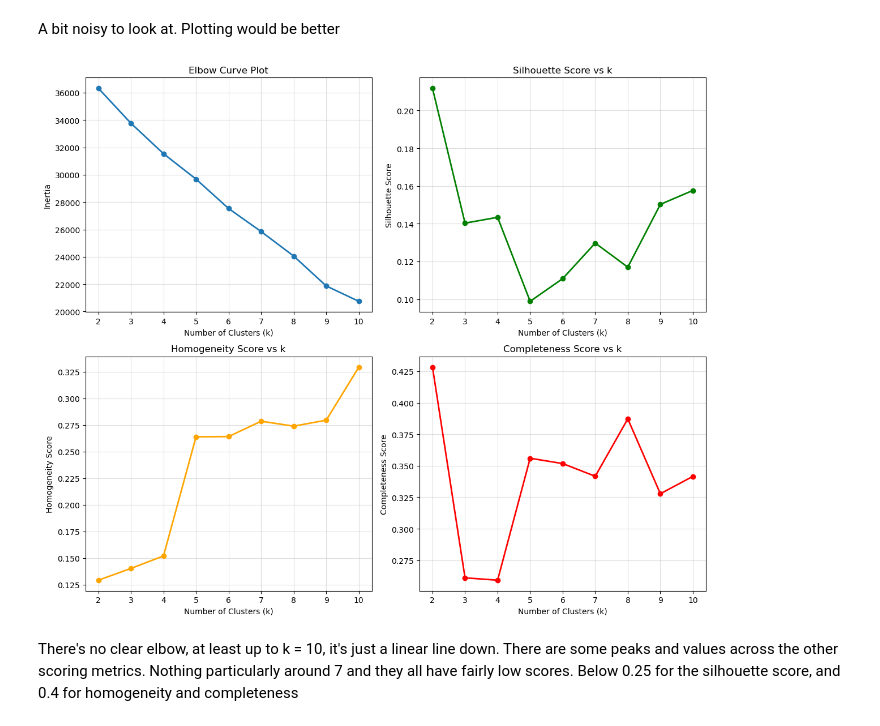
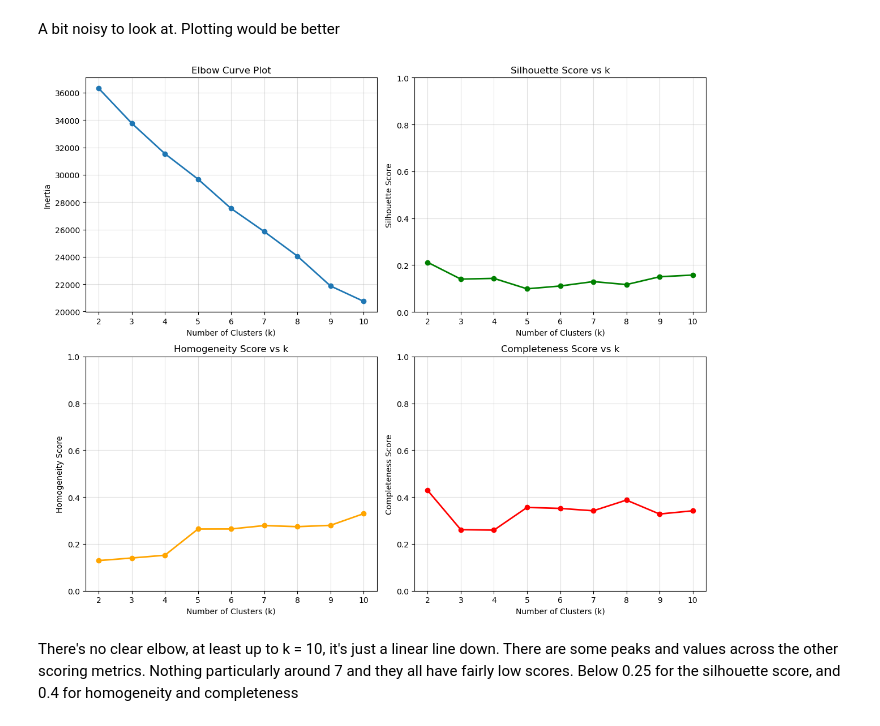
Before and after one commit to r-leeper/scu_obesity_assignment, a Jupyter notebook: CS818_Assignment.ipynb, the cells around one changed output. Cells and saved outputs as stored; diff of their text form; code cells hidden in the pictures.

Commit message:
Adjusted k-means scores plot to have y-axis start at 0. Removed unused import for kfold.

```diff
--- a/CS818_Assignment.ipynb
+++ b/CS818_Assignment.ipynb
@@ -846,34 +846,37 @@ fig, axes = plt.subplots(2, 2, figsize=(12, 10))   # check figsize, might need t
 axes[0, 0].plot(results_df['k'], results_df['Inertia'], marker='o', linewidth=2)
 axes[0, 0].set_xlabel('Number of Clusters (k)')
 axes[0, 0].set_ylabel('Inertia')
 axes[0, 0].set_title('Elbow Curve Plot')
 axes[0, 0].grid(True, alpha=0.4)
 
 # Silhouette Score
 axes[0, 1].plot(results_df['k'], results_df['Silhouette'], marker='o', color='green', linewidth=2)
 axes[0, 1].set_xlabel('Number of Clusters (k)')
 axes[0, 1].set_ylabel('Silhouette Score')
 axes[0, 1].set_title('Silhouette Score vs k')
 axes[0, 1].grid(True, alpha=0.4)
+axes[0, 1].set_ylim([0, 1])   # set y 0-1
 
 # Homogeneity Score
 axes[1, 0].plot(results_df['k'], results_df['Homogeneity'], marker='o', color='orange', linewidth=2)
 axes[1, 0].set_xlabel('Number of Clusters (k)')
 axes[1, 0].set_ylabel('Homogeneity Score')
 axes[1, 0].set_title('Homogeneity Score vs k')
 axes[1, 0].grid(True, alpha=0.4)
+axes[1, 0].set_ylim([0, 1])   # set y 0-1
 
 # Completeness Score
 axes[1, 1].plot(results_df['k'], results_df['Completeness'], marker='o', color='red', linewidth=2)
 axes[1, 1].set_xlabel('Number of Clusters (k)')
 axes[1, 1].set_ylabel('Completeness Score')
 axes[1, 1].set_title('Completeness Score vs k')
 axes[1, 1].grid(True, alpha=0.4)
+axes[1, 1].set_ylim([0, 1])   # set y 0-1
 
 plt.tight_layout()
 plt.show()
 # %% [output]
-[figure, old version]
+[figure, new version]
 # %% [markdown]
 There's no clear elbow, at least up to k = 10, it's just a linear line down.
 There are some peaks and values across the other scoring metrics. Nothing particularly around 7 and they all have fairly low scores. Below 0.25 for the silhouette score, and 0.4 for homogeneity and completeness
```
Also changed, not shown: parts of 1 cell of this notebook.
